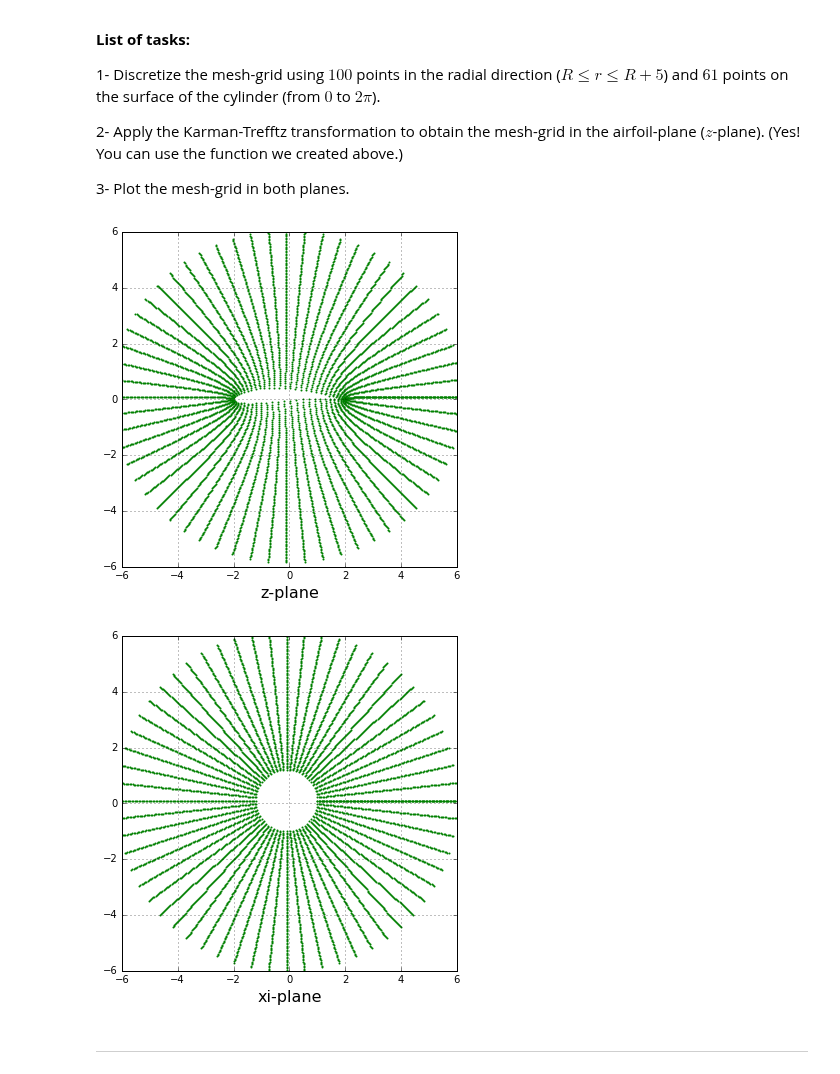
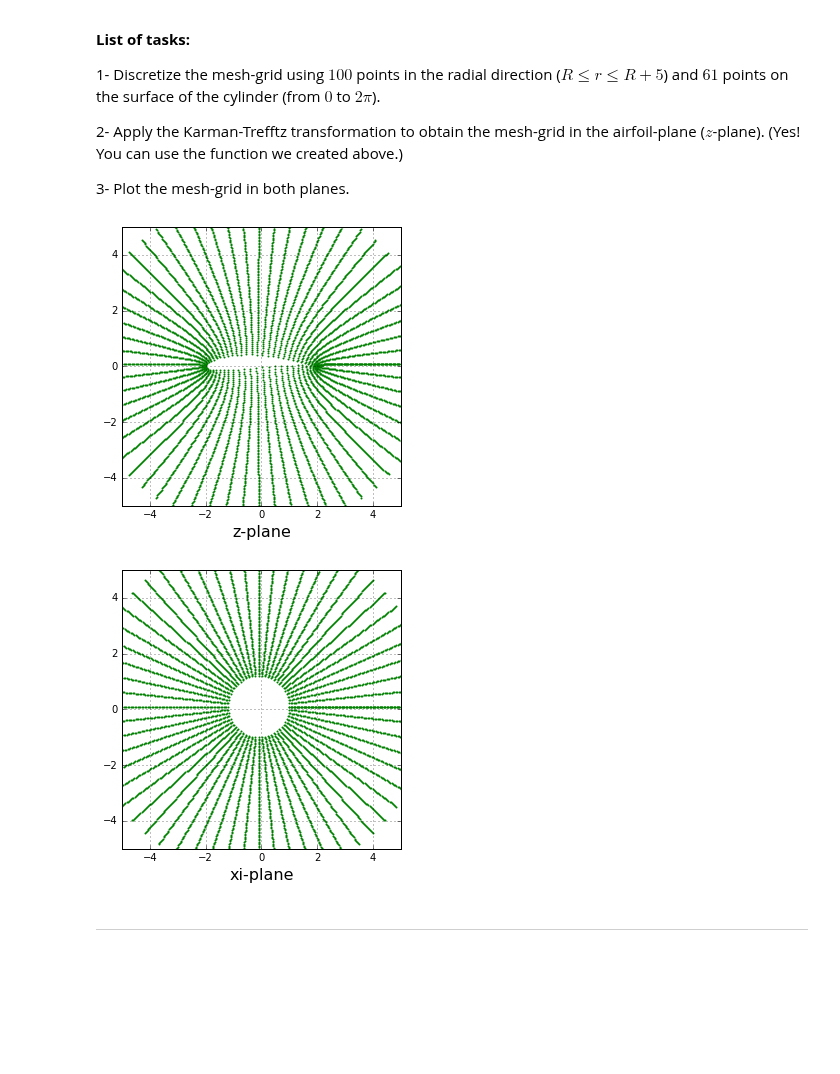
Before and after one commit to wangze233/MAE6226, a Jupyter notebook: midterm/midterm.ipynb, the cells around one changed output. Cells and saved outputs as stored; diff of their text form; code cells hidden in the pictures; blank space fills up the shorter version.

```diff
--- a/midterm/midterm.ipynb
+++ b/midterm/midterm.ipynb
@@ -49,7 +49,7 @@ To check your function, here is what we obtained:
 the point $2.2 + 2.2j$ maps into the point $2.41874477821 + 1.98092269337j$ when using $b=1$ and $theta=5^o$.
 # %%
 # Write your conformal mapping function in this cell.
-def get_Karman_Trefftz_transformation(b,theta,xi):
+def Karman(b,theta,xi):
     n=2-theta/numpy.pi
     z=n*((1+b**2/xi)**n+(1-b**2/xi)**n)/((1+b**2/xi)**n-(1-b**2/xi)**n)
     return z
@@ -57,7 +57,7 @@ def get_Karman_Trefftz_transformation(b,theta,xi):
 xi=2.2+2.2*1j
 b=1
 theta=5/180*numpy.pi
-z=get_Karman_Trefftz_transformation(b,theta,xi)
+z=Karman(b,theta,xi)
 print('z = ', z)
 # %% [output]
 z =  (2.4187447782142586+1.980922693367887j)
@@ -140,36 +141,36 @@ To visualize the flow in a domain, we should probably create a mesh-grid. Let us
 # %%
 # Use this cell to write your code.
 x_c,y_c,b=-0.1,0.1,1.0
 N_r=100
 N_theta=61
 r_point=numpy.linspace(R,R+5,N_r)
 theta_point=numpy.linspace(0,2*math.pi,N_theta)
 r_grid,theta_grid=numpy.meshgrid(r_point,theta_point)
-x_xi=r_grid*numpy.cos(theta_grid)+x_c
-y_xi=r_grid*numpy.sin(theta_grid)+y_c
-xi=x_xi+y_xi*1j
-z=get_Karman_Trefftz_transformation(b,theta,xi)
-x_z=z.real
-y_z=z.imag
+X_xi=r_grid*numpy.cos(theta_grid)+x_c
+Y_xi=r_grid*numpy.sin(theta_grid)+y_c
+xi=X_xi+Y_xi*1j
+z=Karman(b,theta,xi)
+X_z=z.real
+Y_z=z.imag
 
 #get the plot in z-plane
-pyplot.figure(figsize=(6,6))
+pyplot.figure(figsize=(5,5))
 pyplot.grid(True)
 pyplot.xlabel('z-plane',fontsize=16)
-pyplot.xlim(-6,6)
-pyplot.ylim(-6,6)
-pyplot.scatter(x_z,y_z,color='g', s=1, marker='o');
+pyplot.xlim(-5,5)
+pyplot.ylim(-5,5)
+pyplot.scatter(X_z,Y_z,color='g',s=1, marker='o');
 
 #get the plot in xi-plane
-pyplot.figure(figsize=(6,6))
+pyplot.figure(figsize=(5,5))
 pyplot.grid(True)
 pyplot.xlabel('xi-plane',fontsize=16)
-pyplot.xlim(-6,6)
-pyplot.ylim(-6,6)
-pyplot.scatter(x_xi,y_xi,color='g', s=1, marker='o');
+pyplot.xlim(-5,5)
+pyplot.ylim(-5,5)
+pyplot.scatter(X_xi,Y_xi,color='g',s=1, marker='o');
 # %% [output]
-[figure, old version]
+[figure, new version]
-[figure, old version]
+[figure, new version]
 # %% [markdown]
 ---
 # %% [markdown]
```
Also changed, not shown: parts of 8 cells of this notebook.
